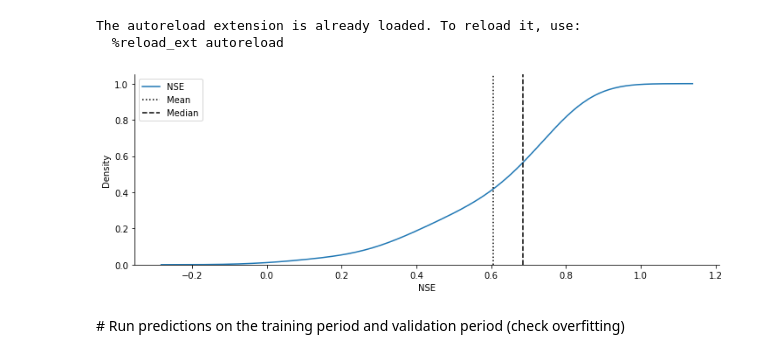
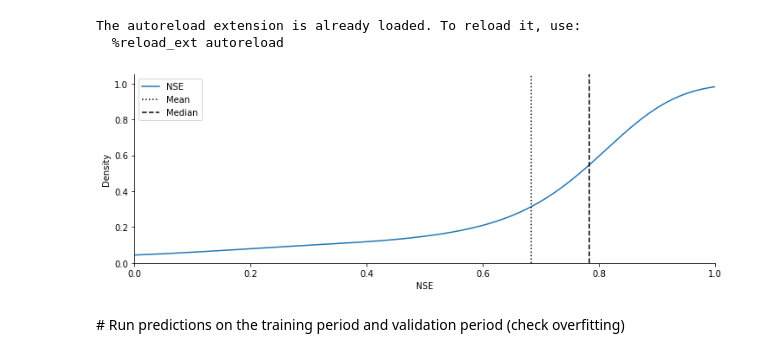
Before and after one commit to tommylees112/spatio_temporal, a Jupyter notebook: notebooks/runoff_evaluate.ipynb, the cells around one changed output. Cells and saved outputs as stored; diff of their text form; code cells hidden in the pictures.

```diff
--- a/notebooks/runoff_evaluate.ipynb
+++ b/notebooks/runoff_evaluate.ipynb
@@ -30,7 +30,8 @@ from spatio_temporal.training.eval_utils import _plot_loss_curves, save_losses
 # %% [markdown]
 # Load in config file and predictions
 # %%
-run_results_dir = base_dir / "runs/runoff_subset_2505_161255"
+# run_results_dir = base_dir / "runs/runoff_subset_2505_161255"
+run_results_dir = base_dir / "runs/runoff_2505_163935"
 # run_results_dir = base_dir / "runs/runoff_cycle_lstm/"
 
 cfg = Config(run_results_dir / "config.yml")
@@ -133,6 +136,7 @@ PosixPath('/home/tommy/spatio_temporal/runs/runoff_subset_2505_161255')
 # %%
 xr_path = sorted(list(run_dir.glob("*.nc")))[-1]
 preds = xr.open_dataset(xr_path).drop("horizon")
+preds["sim"] = preds["sim"].clip(min=0)
 preds
 # %% [output]
 <xarray.Dataset>
@@ -196,12 +200,13 @@ errors = pd.concat(all_errors).to_xarray().rename({"index": "pixel"})
 # %%
 f, ax = plt.subplots(figsize=(12, 4))
 sns.kdeplot(errors["NSE"], cumulative=True, label="NSE")
 ax.axvline(errors["NSE"].mean(), color="k", ls=":", label="Mean")
 ax.axvline(errors["NSE"].median(), color="k", ls="--", label="Median")
+ax.set_xlim(0, 1)
 plt.legend()
 sns.despine()
 # %% [output]
-[figure, old version]
+[figure, new version]
 # %% [markdown]
 # Run predictions on the training period and validation period (check overfitting)
 # %%
```
Also changed, not shown: parts of 9 cells of this notebook.
